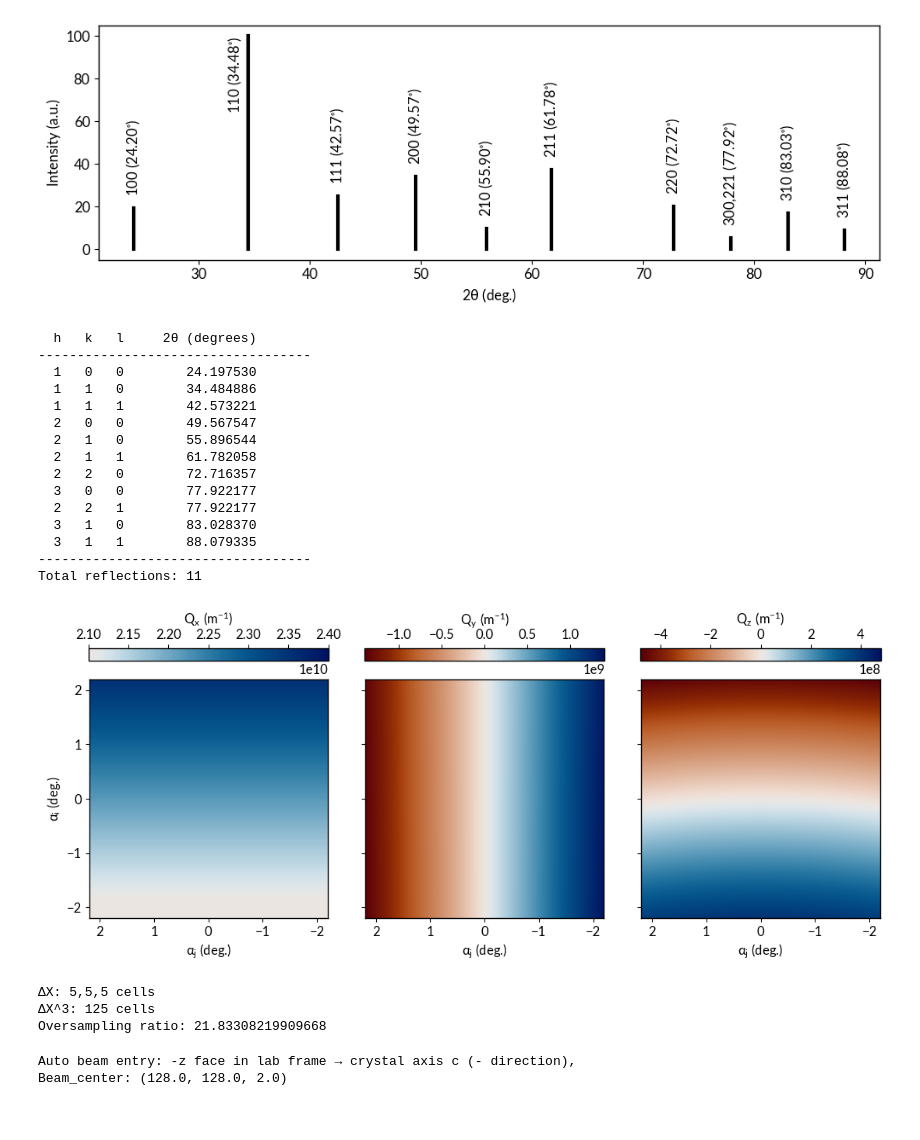
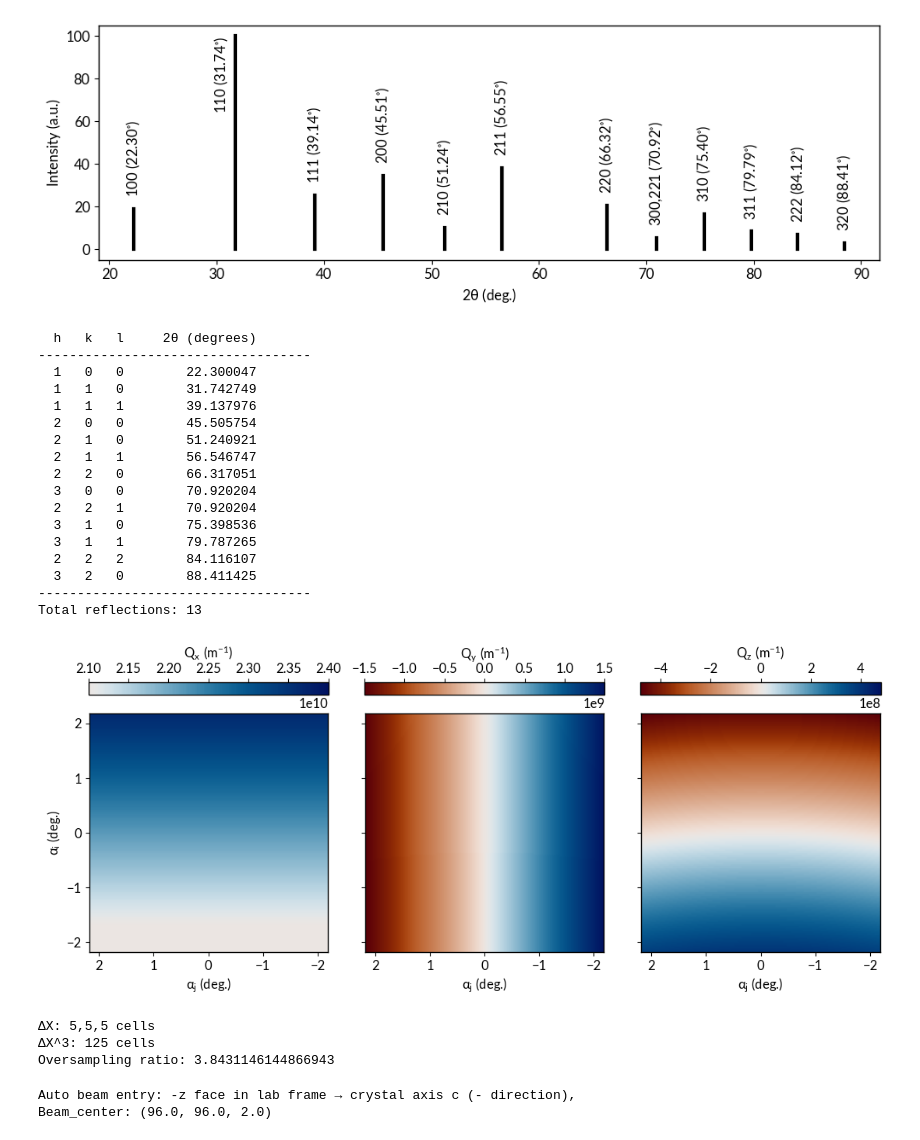
Before and after one commit to ninarina12/AI-DINO, a Jupyter notebook: simple_demo.ipynb, the cells around one changed output. Drawn from its saved outputs; the diff is of its cells as text; code cells hidden in the pictures.

```diff
--- a/simple_demo.ipynb
+++ b/simple_demo.ipynb
@@ -15,13 +22,13 @@ dtype = torch.float32
 device = 'cuda:0' if torch.cuda.is_available() else 'cpu'
 torch.set_default_dtype(dtype)
 # %%
-wavelength = 1.68e-10
+wavelength = 1.55e-10
 
 detector = Detector(
-    num_pixels_i = 1024,
-    num_pixels_j = 1024,
+    num_pixels_i = 128,
+    num_pixels_j = 128,
     pixel_size = 75e-6,
-    distance = 1.,
+    distance = 0.125,
     wavelength = wavelength,
     dtype = dtype,
     device = device
@@ -31,7 +38,7 @@ print(f'Detector resolution (ΔX): {resolution:.2g} m')
 
 crystal = Crystal(
     'cifs/BaTiO3.cif',
-    crystal_size = (256,256,32),
+    crystal_size = (192,192,16),
     wavelength = wavelength,
     include_anomalous = True,
     dtype = dtype,
@@ -58,36 +65,38 @@ Visualizing crystal of size (43, 43, 5) (46225 atoms)
 # %%
 fig = crystal.get_xrd_pattern()
 # %% [output]
-[figure, old version]
+[figure, new version]
 # %%
 crystal.list_reflections()
 # %% [output]
   h   k   l     2θ (degrees)
 -----------------------------------
-  1   0   0        24.197530
-  1   1   0        34.484886
-  1   1   1        42.573221
-  2   0   0        49.567547
-  2   1   0        55.896544
-  2   1   1        61.782058
-  2   2   0        72.716357
-  3   0   0        77.922177
-  2   2   1        77.922177
-  3   1   0        83.028370
-  3   1   1        88.079335
+  1   0   0        22.300047
+  1   1   0        31.742749
+  1   1   1        39.137976
+  2   0   0        45.505754
+  2   1   0        51.240921
+  2   1   1        56.546747
+  2   2   0        66.317051
+  3   0   0        70.920204
+  2   2   1        70.920204
+  3   1   0        75.398536
+  3   1   1        79.787265
+  2   2   2        84.116107
+  3   2   0        88.411425
 -----------------------------------
-Total reflections: 11
+Total reflections: 13
 # %%
 crystal.align_miller_plane_to_axis((1,1,0), target_axis='x')
 
-theta_B = torch.deg2rad(torch.tensor(34.484886 / 2., dtype=dtype, device=device))
+theta_B = torch.deg2rad(torch.tensor(31.74 / 2., dtype=dtype, device=device))
 k_i = torch.tensor([torch.sin(-theta_B), 0.0, torch.cos(-theta_B)], dtype=dtype, device=device)
 k_f = torch.tensor([torch.sin(theta_B), 0.0, torch.cos(theta_B)], dtype=dtype, device=device)
 
 q_vectors = detector.calculate_q_vectors(k_i, k_f)
 fig = detector.plot_q_vectors(q_vectors)
 # %% [output]
-[figure, old version]
+[figure, new version]
 # %%
 # Require that supercell approximation remains below experiment resolution, i.e. d_i * a_i < ΔX
 print('ΔX:', ','.join('{:d}'.format(int(resolution / lengths[i].item())) for i in range(len(lengths))), 'cells')
@@ -96,6 +105,6 @@ print('Oversampling ratio:', detector.calculate_oversampling_ratio(crystal.cryst
 # %% [output]
 ΔX: 5,5,5 cells
 ΔX^3: 125 cells
-Oversampling ratio: 21.83308219909668
+Oversampling ratio: 3.8431146144866943
 # %%
 supercell_size = (4,4,4)
@@ -103,7 +112,8 @@ q_batch_size = 512
 # %%
 beam = GaussianBeam(
     wavelength = wavelength,
-    fwhm = 50e-9
+    fwhm = 50e-9,
+    device = device
 )
 
 beam.create_profile(
@@ -113,7 +123,7 @@ beam.create_profile(
 )
 # %% [output]
 Auto beam entry: -z face in lab frame → crystal axis c (- direction),
-Beam_center: (128.0, 128.0, 2.0)
+Beam_center: (96.0, 96.0, 2.0)
 # %%
 fig = beam.plot_profile(
     crystal = crystal,
```
Also changed, not shown: parts of 11 cells of this notebook, 3 other files.
